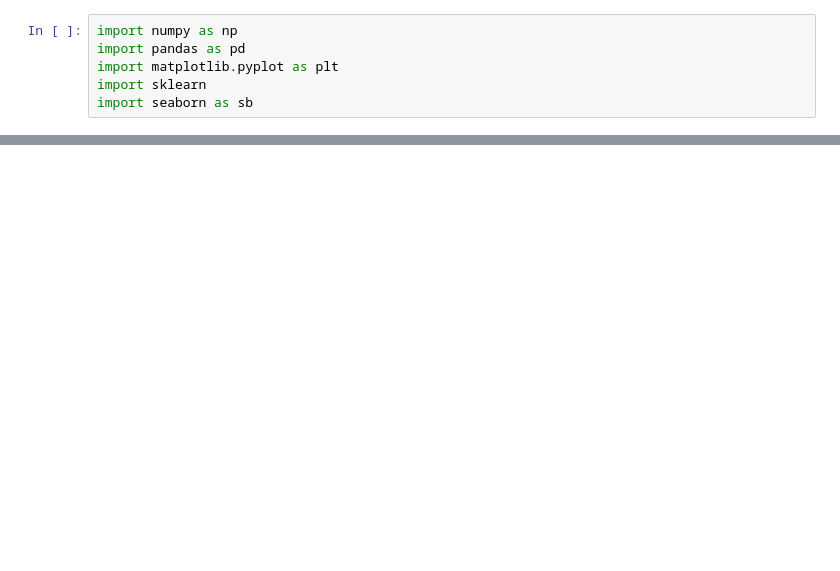
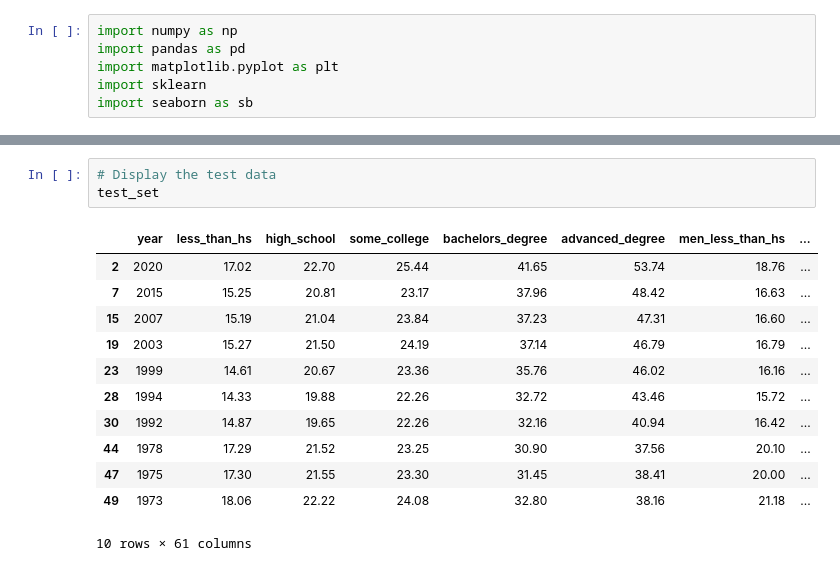
Before and after one commit to pauldumitriu001/EECS3401_IntroToAi_FinalProject, a Jupyter notebook: testNotebook.ipynb, the cells around one changed output, grey strips where cells are left out. Drawn from its saved outputs; the diff is of its cells as text; blank space fills up the shorter version.

```diff
--- a/testNotebook.ipynb
+++ b/testNotebook.ipynb
@@ -37,0 +141,16 @@ pd.read_csv(url)
+# %%
+# Display the test data
+test_set
+# %% [output]
+|  | year | less_than_hs | high_school | some_college | bachelors_degree | advanced_degree | men_less_than_hs | ... |
+| 2 | 2020 | 17.02 | 22.70 | 25.44 | 41.65 | 53.74 | 18.76 | ... |
+| 7 | 2015 | 15.25 | 20.81 | 23.17 | 37.96 | 48.42 | 16.63 | ... |
+| 15 | 2007 | 15.19 | 21.04 | 23.84 | 37.23 | 47.31 | 16.60 | ... |
+| 19 | 2003 | 15.27 | 21.50 | 24.19 | 37.14 | 46.79 | 16.79 | ... |
+| 23 | 1999 | 14.61 | 20.67 | 23.36 | 35.76 | 46.02 | 16.16 | ... |
+| 28 | 1994 | 14.33 | 19.88 | 22.26 | 32.72 | 43.46 | 15.72 | ... |
+| 30 | 1992 | 14.87 | 19.65 | 22.26 | 32.16 | 40.94 | 16.42 | ... |
+| 44 | 1978 | 17.29 | 21.52 | 23.25 | 30.90 | 37.56 | 20.10 | ... |
+| 47 | 1975 | 17.30 | 21.55 | 23.30 | 31.45 | 38.41 | 20.00 | ... |
+| 49 | 1973 | 18.06 | 22.22 | 24.08 | 32.80 | 38.16 | 21.18 | ... |
+10 rows × 61 columns
```
Also changed, not shown: parts of 14 cells of this notebook.
